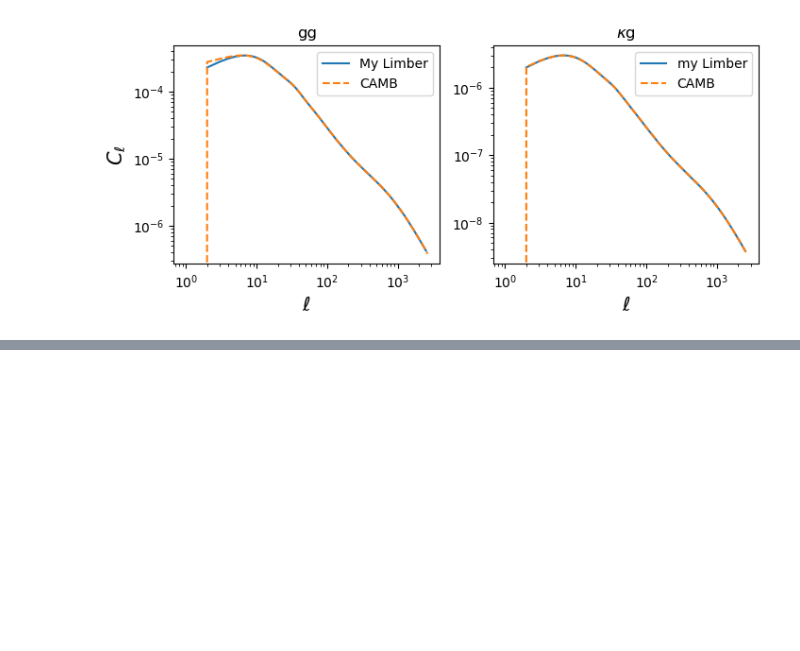
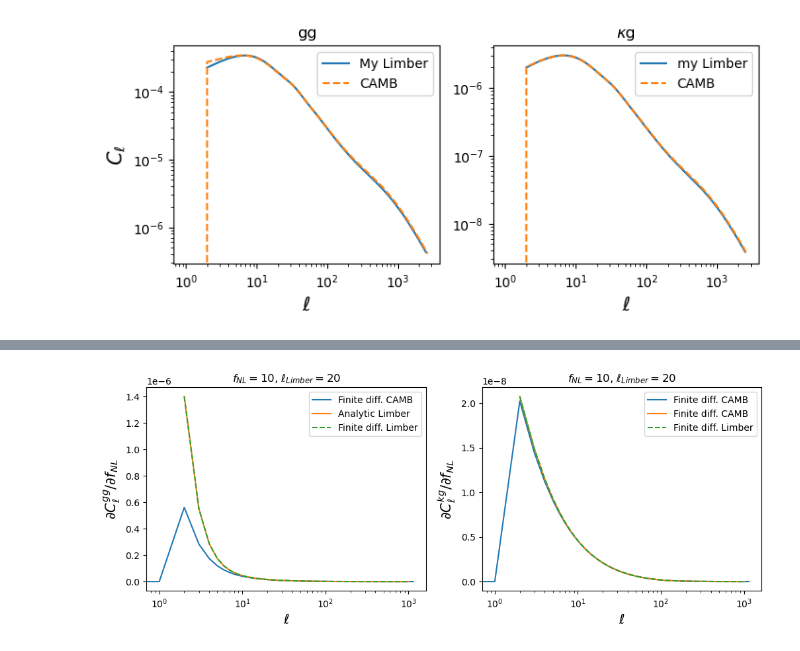
Before and after one commit to kstoreyf/gaia-quasars-lss, a Jupyter notebook: notebooks/fnl_fisher_forecast.ipynb, the cells around one changed output, grey strips where cells are left out. Cells and saved outputs as stored; diff of their text form; code cells hidden in the pictures; blank space fills up the shorter version.

Commit message:
add beyond Limber Fisher forecasts

```diff
--- a/notebooks/fnl_fisher_forecast.ipynb
+++ b/notebooks/fnl_fisher_forecast.ipynb
@@ -30,7 +30,7 @@ lmax = 3*nside-1 #1200
 zmin = 0.9
 zmax = 2.2
 # %%
-def init_pars(do_magnification_bias=False):
+def init_pars(do_magnification_bias=False,lmin_limber=1,limber_windows=True):
 
     pars = camb.CAMBparams()
     lmax=1000
@@ -47,8 +47,8 @@ def init_pars(do_magnification_bias=False):
     pars.NonLinear = model.NonLinear_both
 
     #density only is the default
-    pars.SourceTerms.limber_windows = True
-    pars.SourceTerms.limber_phi_lmin = 1#300
+    pars.SourceTerms.limber_windows = limber_windows
+    pars.SourceTerms.limber_phi_lmin = lmin_limber#300
     pars.SourceTerms.counts_lensing = do_magnification_bias
     pars.SourceTerms.counts_density  = True
     pars.SourceTerms.counts_redshift = False#True #weird problems at times
@@ -270,7 +270,11 @@ c = const.c.to('km/s').value
 
 def b_g(z,bz_model=bz_sdss):
     b_g_z = bz_model(z)
-    b_g_z[b_g_z<1.]=1.
+    if type(z) == np.ndarray:
+        b_g_z[b_g_z<1.]=1.
+    else:
+        if b_g_z<1:
+            b_g_z=1.
     return b_g_z
 
 def b_phi(z,bz_model=bz_sdss):
@@ -388,6 +392,7 @@ def get_clkg(bias_func,dndz_func,fNL=1.,lmax=2500,bz_model=bz_sdss):
         w[:]=1
         w[k<kmin]=0
         w[k>=kmax]=0
+        win[dndz_func(zs)<0]=0.
         prefac=3*0.5*Om(zs)*(results.h_of_z(zs)/(1+zs))**2
         cl_kg[i] = np.dot(dchis, w*PKm.P(zs, k, grid=False)*win*prefac/k**2)
     cl_kg*= ls*(ls+1)
@@ -404,6 +409,7 @@ def get_clgg(bias_func,dndz_func,fNL=1.,lmax=2500,bz_model=bz_sdss):
         w[:]=1
         w[k<kmin]=0
         w[k>=kmax]=0
+        win[dndz_func(zs)<0]=0.
         prefac=1
         cl_gg[i] = np.dot(dchis, w*PKm.P(zs, k, grid=False)*win)
     return cl_gg
@@ -752,0 +874,29 @@ pl.show()
+# %%
+
+(fisher_limber_grad,cls_limber_grdh)= compute_fisher_schmittfull(interp_dndz_gaia,fsky,shot_noise,lmin=lmin,
+                                                            lmax=lmax,fNL_th=0.5*(fNL_test+fNL_test2),bz_model=bz_sdss_photo)
+(fisher_limber_grad1,cls_limber_grdh1)= compute_fisher_schmittfull(interp_dndz_gaia,fsky,shot_noise,lmin=lmin,
+                                                            lmax=lmax,fNL_th=fNL_test,bz_model=bz_sdss_photo)
+(fisher_limber_grad2,cls_limber_grdh2)= compute_fisher_schmittfull(interp_dndz_gaia,fsky,shot_noise,lmin=lmin,
+                                                            lmax=lmax,fNL_th=fNL_test2,bz_model=bz_sdss_photo)
+# %%
+pl.figure(figsize=(12,4))
+pl.subplot(121)
+pl.semilogx((cls_test["W1xW1"]-cls_test2["W1xW1"])/10,label='Finite diff. CAMB')
+pl.semilogx(cls_limber_grdh[0],cls_limber_grdh[4],label='Analytic Limber')
+pl.semilogx(cls_limber_grdh[0],(cls_limber_grdh1[1]-cls_limber_grdh2[1])/10,ls='--',label='Finite diff. Limber')
+pl.xlabel("$\ell$",size=15)
+pl.ylabel("$\partial C_\ell^{gg}/\partial f_{NL}$",size=15)
+pl.title("$f_{NL} = 10$, $\ell_{Limber}=20$")
+pl.legend()
+pl.subplot(122)
+pl.semilogx((cls_test["W1xP"]*p2k[:len(l_test)]-cls_test2["W1xP"]*p2k[:len(l_test)])/10,label='Finite diff. CAMB')
+pl.semilogx(cls_limber_grdh[0],cls_limber_grdh[5],label='Finite diff. CAMB')
+pl.semilogx(cls_limber_grdh[0],(cls_limber_grdh1[2]-cls_limber_grdh2[2])/10,ls='--',label='Finite diff. Limber')
+pl.xlabel("$\ell$",size=15)
+pl.ylabel("$\partial C_\ell^{kg}/\partial f_{NL}$",size=15)
+pl.title("$f_{NL} = 10$, $\ell_{Limber}=20$")
+pl.legend()
+pl.show()
+# %% [output]
+[figure, added]
```
Also changed, not shown: parts of 11 cells of this notebook, 1 other file.
